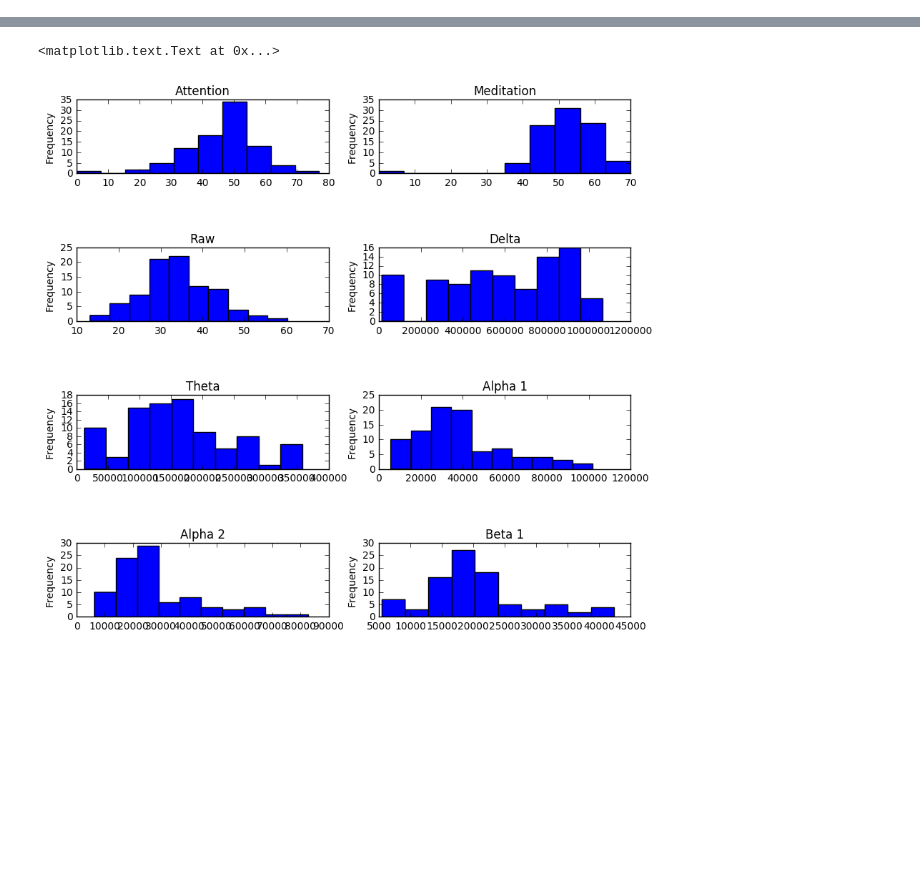
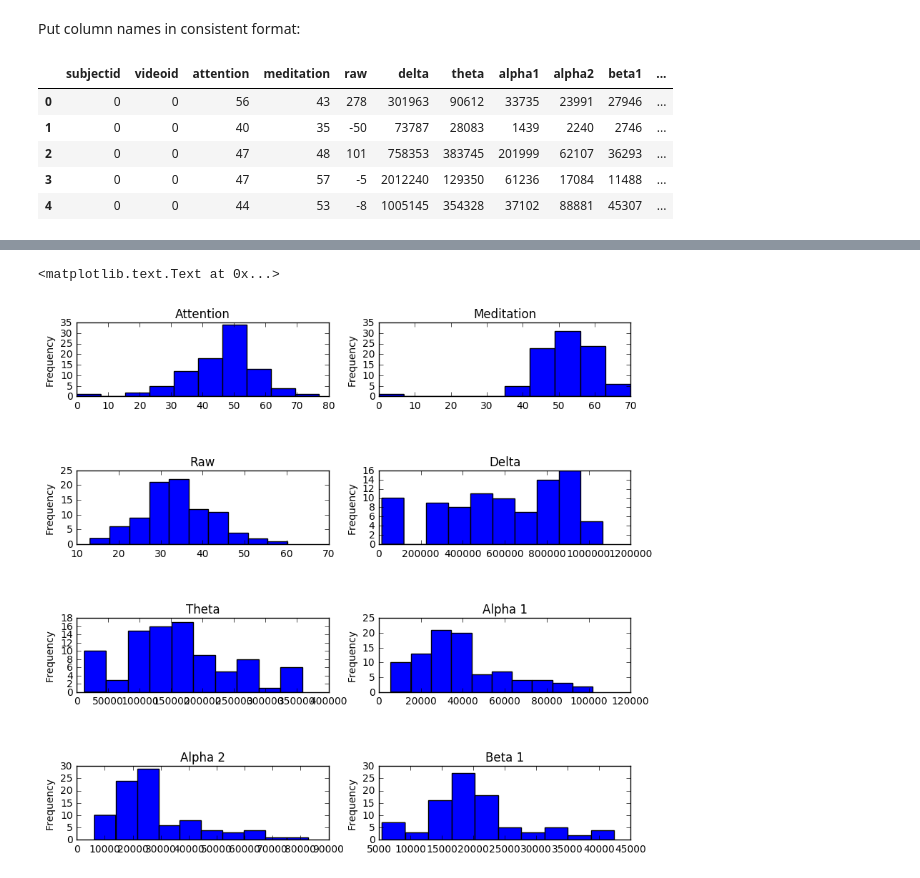
Before and after one commit to kimx3129/CSC529, a Jupyter notebook: csc_529_final_project_clean_transform.ipynb, the cells around one changed output, grey strips where cells are left out. Saved outputs shown, nothing was run; the diff lists cells and outputs as text; code cells hidden in the pictures; blank space fills up the shorter version.

```diff
--- a/csc_529_final_project_clean_transform.ipynb
+++ b/csc_529_final_project_clean_transform.ipynb
@@ -74,0 +7,3 @@ videos['Meditation'].plot(kind='bar')
+# %%
+eeg = pd.read_csv('Stratified_EEG_data.csv')
+eeg.head()
@@ -74,0 +17,18 @@ videos['Meditation'].plot(kind='bar')
+# %% [markdown]
+Put column names in consistent format:
+# %%
+renamed = []
+
+for col in list(eeg.columns):
+    newval = col.lower().replace(' ', '')
+    renamed.append(newval)
+
+eeg.columns = renamed
+eeg.head()
+# %% [output]
+|  | subjectid | videoid | attention | meditation | raw | delta | theta | alpha1 | alpha2 | beta1 | ... |
+| 0 | 0 | 0 | 56 | 43 | 278 | 301963 | 90612 | 33735 | 23991 | 27946 | ... |
+| 1 | 0 | 0 | 40 | 35 | -50 | 73787 | 28083 | 1439 | 2240 | 2746 | ... |
+| 2 | 0 | 0 | 47 | 48 | 101 | 758353 | 383745 | 201999 | 62107 | 36293 | ... |
+| 3 | 0 | 0 | 47 | 57 | -5 | 2012240 | 129350 | 61236 | 17084 | 11488 | ... |
+| 4 | 0 | 0 | 44 | 53 | -8 | 1005145 | 354328 | 37102 | 88881 | 45307 | ... |
```
Also changed, not shown: parts of 14 cells of this notebook.
